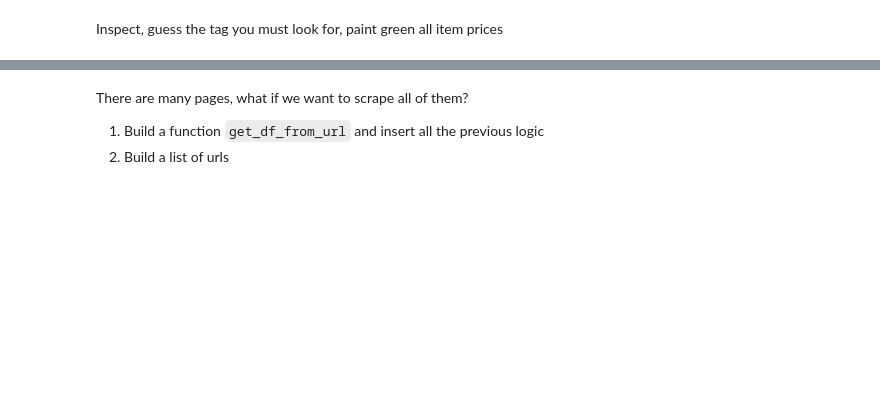
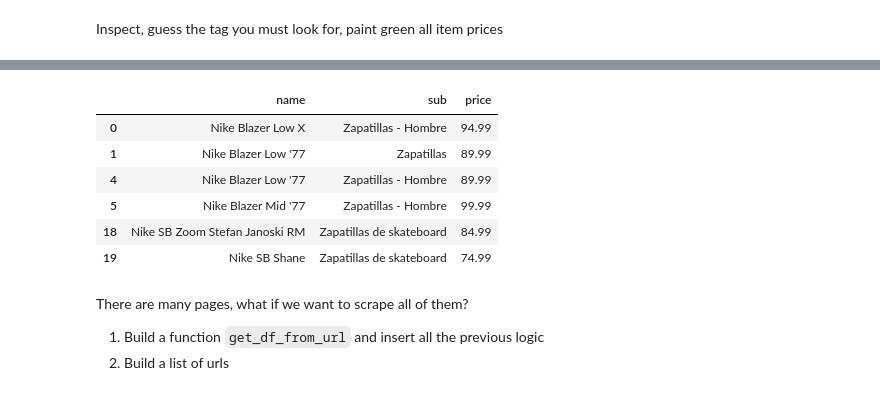
Before and after one commit to Ironhack-Data-Madrid-Mayo-2021/Classroom-Materials, a Jupyter notebook: week_03/04-web-scraping.ipynb, the cells around one changed output, grey strips where cells are left out. Saved outputs shown, nothing was run; the diff lists cells and outputs as text; code cells hidden in the pictures; blank space fills up the shorter version.

```diff
--- a/week_03/04-web-scraping.ipynb
+++ b/week_03/04-web-scraping.ipynb
@@ -229,2 +306,10 @@ def get_real_price(price_text):
 # %%
-df["real_price"] = df.price.apply(get_real_price)
+df[df.price < 100]
+# %% [output]
+|  | name | sub | price |
+| 0 | Nike Blazer Low X | Zapatillas - Hombre | 94.99 |
+| 1 | Nike Blazer Low '77 | Zapatillas | 89.99 |
+| 4 | Nike Blazer Low '77 | Zapatillas - Hombre | 89.99 |
+| 5 | Nike Blazer Mid '77 | Zapatillas - Hombre | 99.99 |
+| 18 | Nike SB Zoom Stefan Janoski RM | Zapatillas de skateboard | 84.99 |
+| 19 | Nike SB Shane | Zapatillas de skateboard | 74.99 |
```
Also changed, not shown: parts of 138 cells of this notebook.
